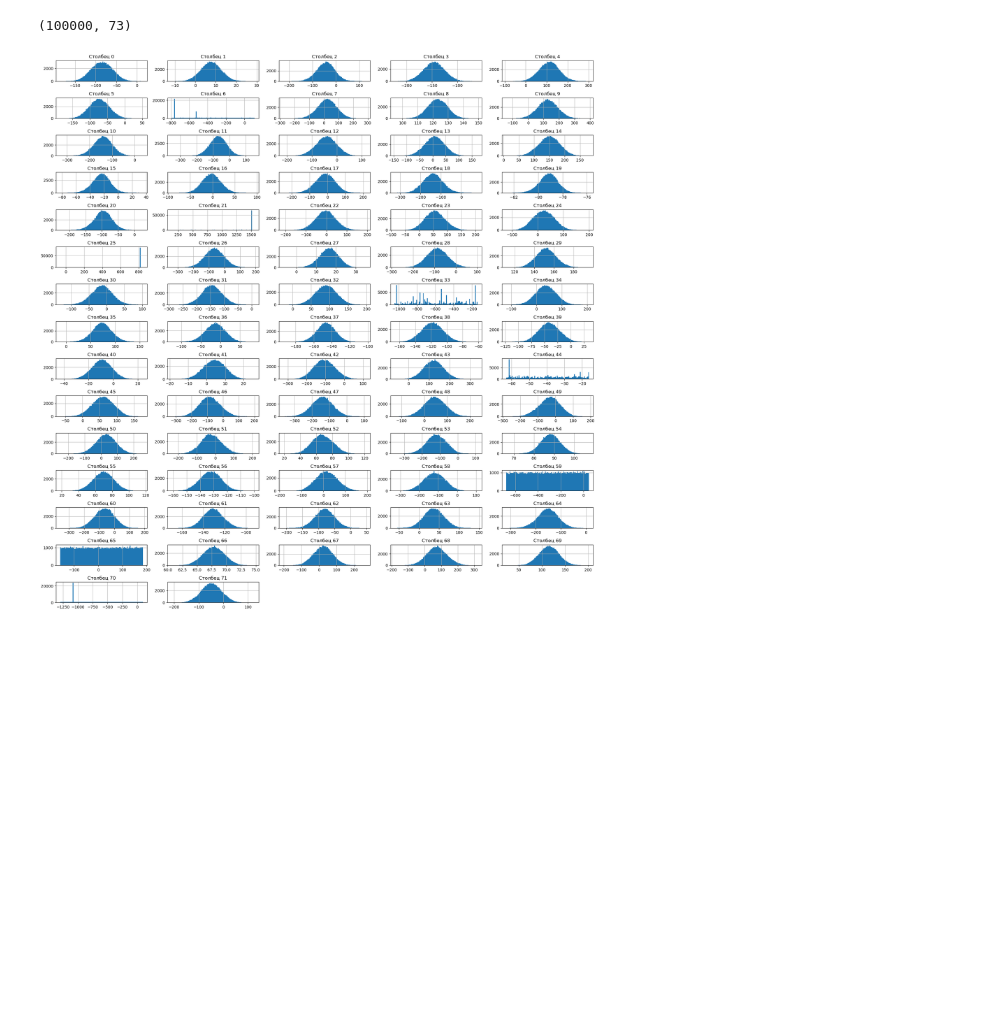
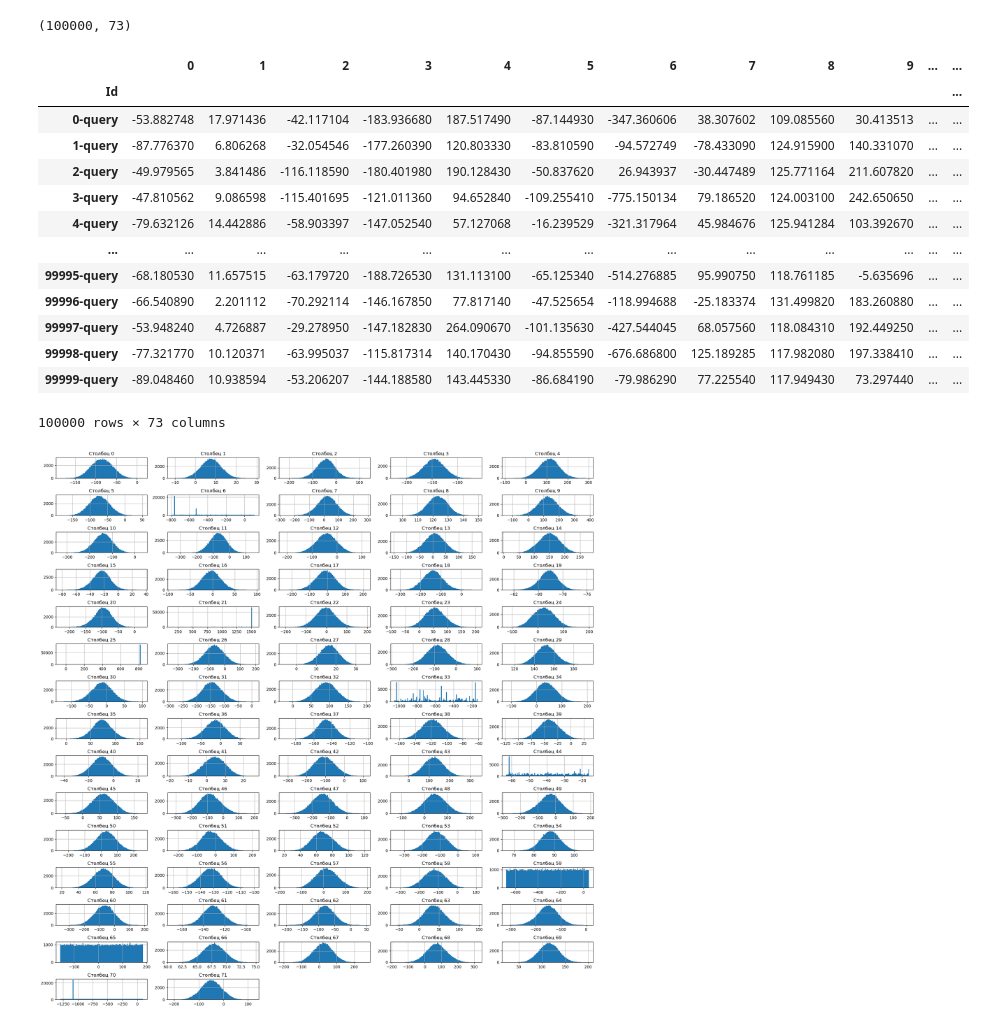
Before and after one commit to VSXV/Data-Science-Projects, a Jupyter notebook: 12. grocery matching/grocery matching.ipynb, the cells around one changed output. Drawn from its saved outputs; the diff is of its cells as text; code cells hidden in the pictures; blank space fills up the shorter version.

```diff
--- a/12. grocery matching/grocery matching.ipynb
+++ b/12. grocery matching/grocery matching.ipynb
@@ -36,6 +54,23 @@ df_train = pd.read_csv("data/train.csv", index_col=0)
 df_train.shape
 # %% [output]
 (100000, 73)
+# %%
+df_train
+# %% [output]
+|  | 0 | 1 | 2 | 3 | 4 | 5 | 6 | 7 | 8 | 9 | ... | ... |
+| Id |  |  |  |  |  |  |  |  |  |  |  | ... |
+| 0-query | -53.882748 | 17.971436 | -42.117104 | -183.936680 | 187.517490 | -87.144930 | -347.360606 | 38.307602 | 109.085560 | 30.413513 | ... | ... |
+| 1-query | -87.776370 | 6.806268 | -32.054546 | -177.260390 | 120.803330 | -83.810590 | -94.572749 | -78.433090 | 124.915900 | 140.331070 | ... | ... |
+| 2-query | -49.979565 | 3.841486 | -116.118590 | -180.401980 | 190.128430 | -50.837620 | 26.943937 | -30.447489 | 125.771164 | 211.607820 | ... | ... |
+| 3-query | -47.810562 | 9.086598 | -115.401695 | -121.011360 | 94.652840 | -109.255410 | -775.150134 | 79.186520 | 124.003100 | 242.650650 | ... | ... |
+| 4-query | -79.632126 | 14.442886 | -58.903397 | -147.052540 | 57.127068 | -16.239529 | -321.317964 | 45.984676 | 125.941284 | 103.392670 | ... | ... |
+| ... | ... | ... | ... | ... | ... | ... | ... | ... | ... | ... | ... | ... |
+| 99995-query | -68.180530 | 11.657515 | -63.179720 | -188.726530 | 131.113100 | -65.125340 | -514.276885 | 95.990750 | 118.761185 | -5.635696 | ... | ... |
+| 99996-query | -66.540890 | 2.201112 | -70.292114 | -146.167850 | 77.817140 | -47.525654 | -118.994688 | -25.183374 | 131.499820 | 183.260880 | ... | ... |
+| 99997-query | -53.948240 | 4.726887 | -29.278950 | -147.182830 | 264.090670 | -101.135630 | -427.544045 | 68.057560 | 118.084310 | 192.449250 | ... | ... |
+| 99998-query | -77.321770 | 10.120371 | -63.995037 | -115.817314 | 140.170430 | -94.855590 | -676.686800 | 125.189285 | 117.982080 | 197.338410 | ... | ... |
+| 99999-query | -89.048460 | 10.938594 | -53.206207 | -144.188580 | 143.445330 | -86.684190 | -79.986290 | 77.225540 | 117.949430 | 73.297440 | ... | ... |
+100000 rows × 73 columns
 # %%
 df_train_visualisation = df_train.copy().drop(['Target'], axis=1)
 # %%
```
Also changed, not shown: parts of 13 cells of this notebook.
